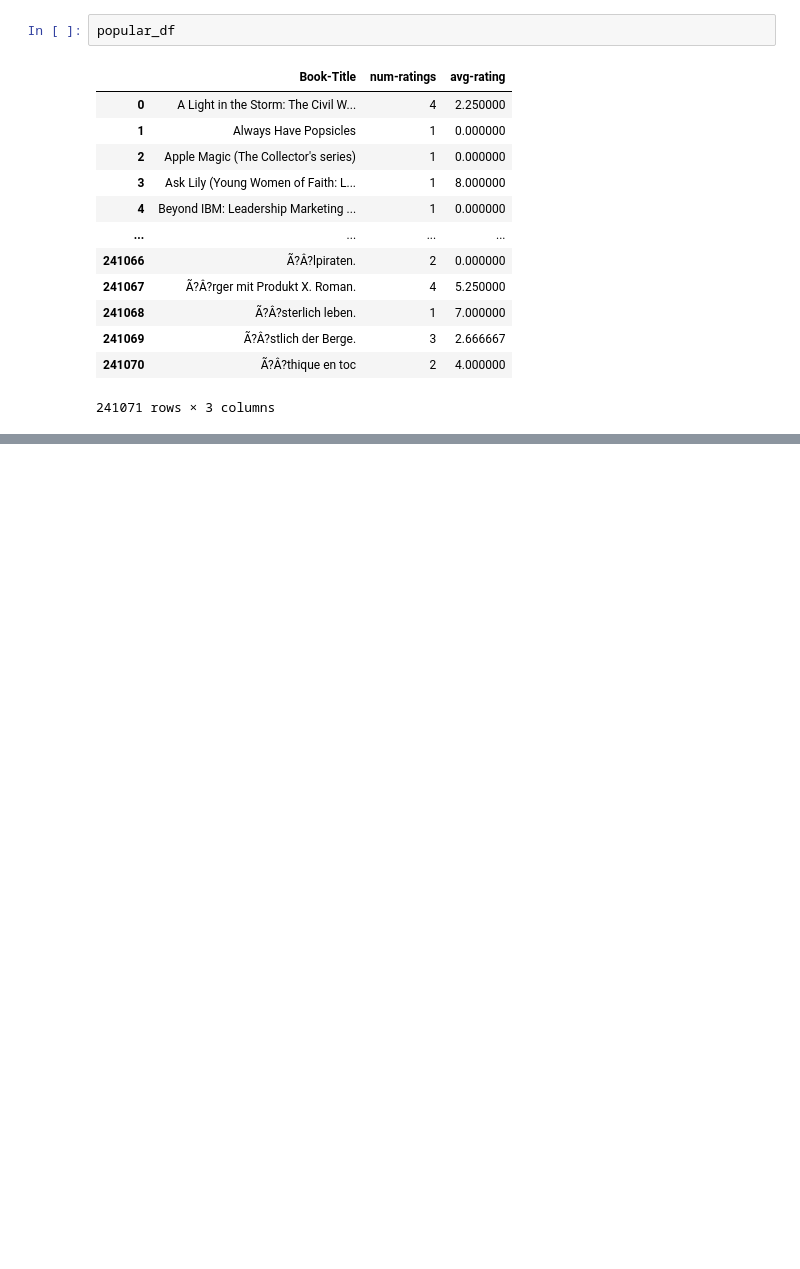
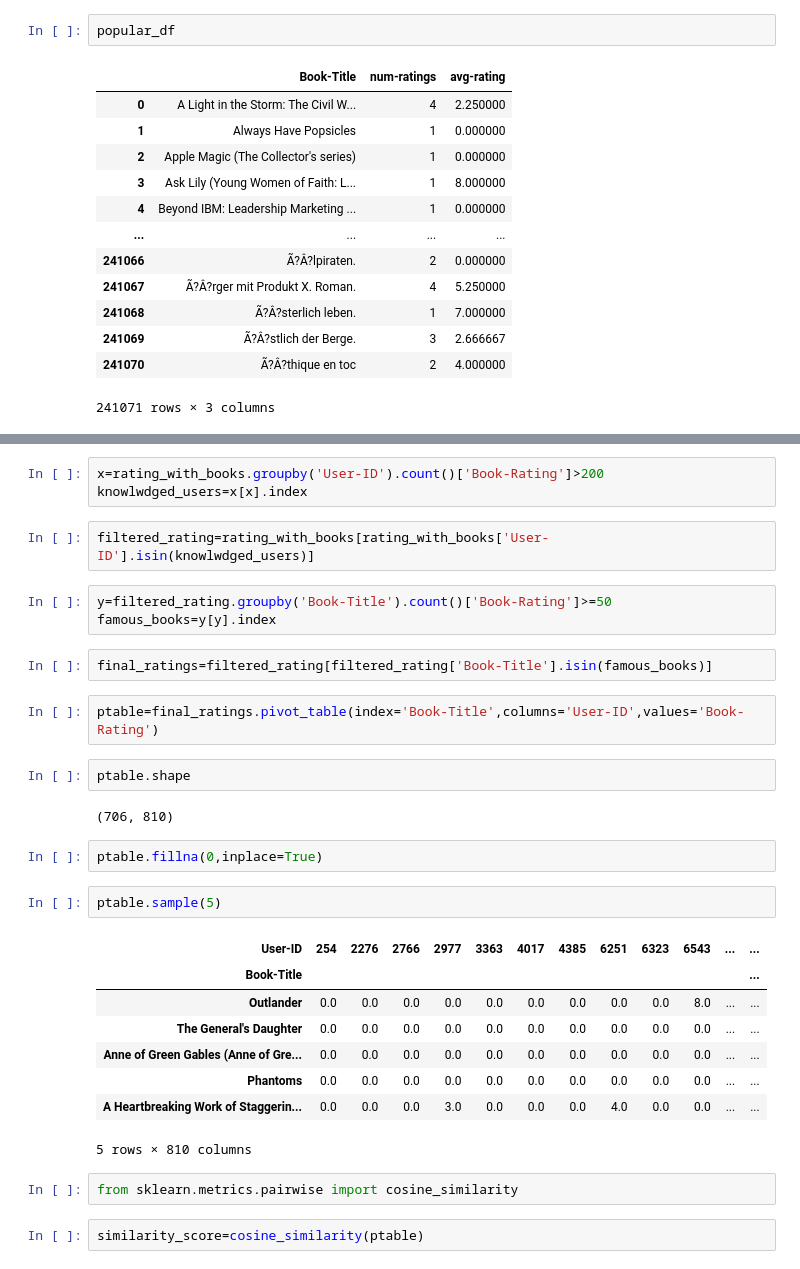
Before and after one commit to ajayanta/Recommendation-System, a Jupyter notebook: collaborative-filtering/popularoty.ipynb, the cells around one changed output, grey strips where cells are left out. Cells and saved outputs as stored; diff of their text form; blank space fills up the shorter version.

```diff
--- a/collaborative-filtering/popularoty.ipynb
+++ b/collaborative-filtering/popularoty.ipynb
@@ -150,0 +160,33 @@ rating_with_books.head()
+# %%
+x=rating_with_books.groupby('User-ID').count()['Book-Rating']>200
+knowlwdged_users=x[x].index
+# %%
+filtered_rating=rating_with_books[rating_with_books['User-ID'].isin(knowlwdged_users)]
+# %%
+y=filtered_rating.groupby('Book-Title').count()['Book-Rating']>=50
+famous_books=y[y].index
+# %%
+final_ratings=filtered_rating[filtered_rating['Book-Title'].isin(famous_books)]
+# %%
+ptable=final_ratings.pivot_table(index='Book-Title',columns='User-ID',values='Book-Rating')
+# %%
+ptable.shape
+# %% [output]
+(706, 810)
+# %%
+ptable.fillna(0,inplace=True)
+# %%
+ptable.sample(5)
+# %% [output]
+| User-ID | 254 | 2276 | 2766 | 2977 | 3363 | 4017 | 4385 | 6251 | 6323 | 6543 | ... | ... |
+| Book-Title |  |  |  |  |  |  |  |  |  |  |  | ... |
+| Outlander | 0.0 | 0.0 | 0.0 | 0.0 | 0.0 | 0.0 | 0.0 | 0.0 | 0.0 | 8.0 | ... | ... |
+| The General's Daughter | 0.0 | 0.0 | 0.0 | 0.0 | 0.0 | 0.0 | 0.0 | 0.0 | 0.0 | 0.0 | ... | ... |
+| Anne of Green Gables (Anne of Gre... | 0.0 | 0.0 | 0.0 | 0.0 | 0.0 | 0.0 | 0.0 | 0.0 | 0.0 | 0.0 | ... | ... |
+| Phantoms | 0.0 | 0.0 | 0.0 | 0.0 | 0.0 | 0.0 | 0.0 | 0.0 | 0.0 | 0.0 | ... | ... |
+| A Heartbreaking Work of Staggerin... | 0.0 | 0.0 | 0.0 | 3.0 | 0.0 | 0.0 | 0.0 | 4.0 | 0.0 | 0.0 | ... | ... |
+5 rows × 810 columns
+# %%
+from sklearn.metrics.pairwise import cosine_similarity
+# %%
+similarity_score=cosine_similarity(ptable)
```
Also changed, not shown: parts of 7 cells of this notebook, 1 other file.
